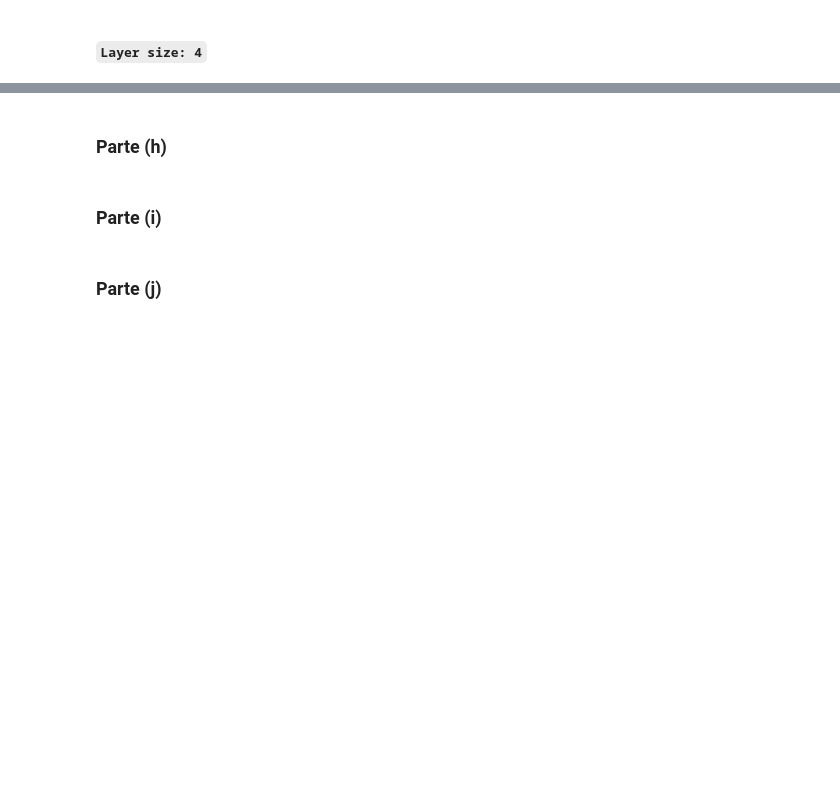
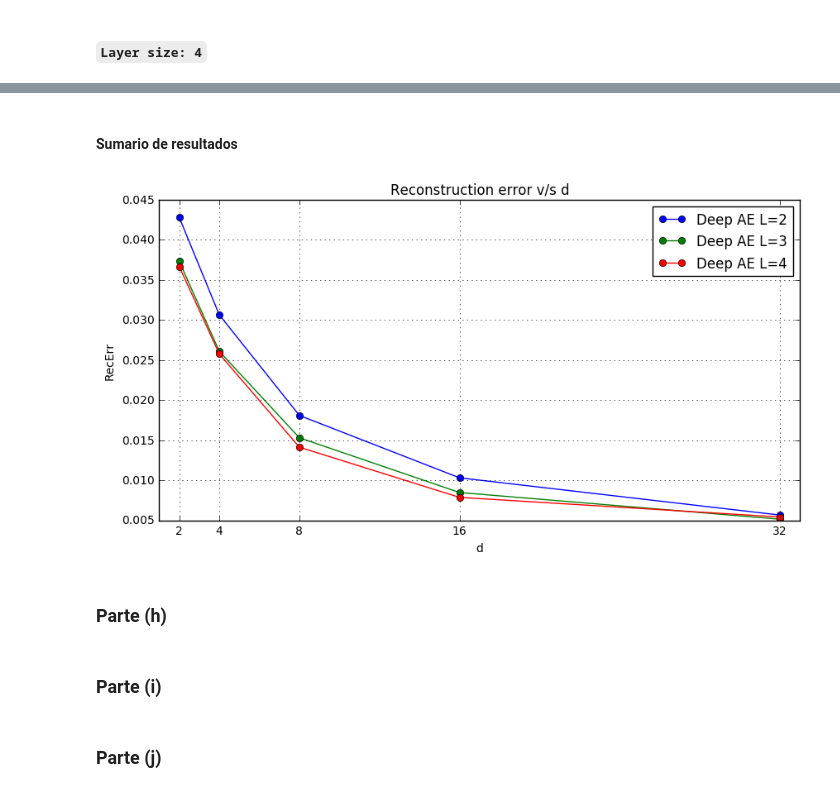
Before and after one commit to mavillan/ANN, a Jupyter notebook: tarea2/tarea2-part1.ipynb, the cells around one changed output, grey strips where cells are left out. Cells and saved outputs as stored; diff of their text form; code cells hidden in the pictures; blank space fills up the shorter version.

```diff
--- a/tarea2/tarea2-part1.ipynb
+++ b/tarea2/tarea2-part1.ipynb
@@ -684,3 +705,14 @@ Epoch 50/50
+# %%
+# Carga de modelos entrenados previamente
+ae_3L_2d = load_model(base_dir+'ae_3L_2d.h5'); enc_3L_2d = load_model(base_dir+'enc_3L_2d.h5')
+ae_3L_4d = load_model(base_dir+'ae_3L_4d.h5'); enc_3L_4d = load_model(base_dir+'enc_3L_4d.h5')
+ae_3L_8d = load_model(base_dir+'ae_3L_8d.h5'); enc_3L_8d = load_model(base_dir+'enc_3L_8d.h5')
+ae_3L_16d = load_model(base_dir+'ae_3L_16d.h5'); enc_3L_16d = load_model(base_dir+'enc_3L_16d.h5')
+ae_3L_32d = load_model(base_dir+'ae_3L_32d.h5'); enc_3L_32d = load_model(base_dir+'enc_3L_32d.h5')
+# %%
+ae_3L = [ae_3L_2d, ae_3L_4d, ae_3L_8d, ae_3L_16d, ae_3L_32d]
+rec_err_dae_3L = []
+for i in range(5): err = rec_err(X_test, ae_3L[i].predict(X_test)); rec_err_dae_3L.append(err)
 # %% [markdown]
 #### `Layer size: 4`
 # %%
@@ -711,3 +725,21 @@ Epoch 50/50
+# %%
+# Carga de modelos entrenados previamente
+ae_4L_2d = load_model(base_dir+'ae_4L_2d.h5'); enc_4L_2d = load_model(base_dir+'enc_4L_2d.h5')
+ae_4L_4d = load_model(base_dir+'ae_4L_4d.h5'); enc_4L_4d = load_model(base_dir+'enc_4L_4d.h5')
+ae_4L_8d = load_model(base_dir+'ae_4L_8d.h5'); enc_4L_8d = load_model(base_dir+'enc_4L_8d.h5')
+ae_4L_16d = load_model(base_dir+'ae_4L_16d.h5'); enc_4L_16d = load_model(base_dir+'enc_4L_16d.h5')
+ae_4L_32d = load_model(base_dir+'ae_4L_32d.h5'); enc_4L_32d = load_model(base_dir+'enc_4L_32d.h5')
+# %%
+ae_4L = [ae_4L_2d, ae_4L_4d, ae_4L_8d, ae_4L_16d, ae_4L_32d]
+rec_err_dae_4L = []
+for i in range(5): err = rec_err(X_test, ae_4L[i].predict(X_test)); rec_err_dae_4L.append(err)
+# %% [markdown]
+#### Sumario de resultados
+# %%
+data_dict = {'Deep AE L=2': rec_err_dae_2L, 'Deep AE L=3': rec_err_dae_3L, 'Deep AE L=4': rec_err_dae_4L}
+show_results(data_dict, [2,4,8,16,32], xlabel='d', ylabel='RecErr', title='Reconstruction error v/s d')
+# %% [output]
+[figure, added]
 # %% [markdown]
 ### Parte (h)
 # %% [markdown]
```
Also changed, not shown: parts of 16 cells of this notebook, 1 other file.
